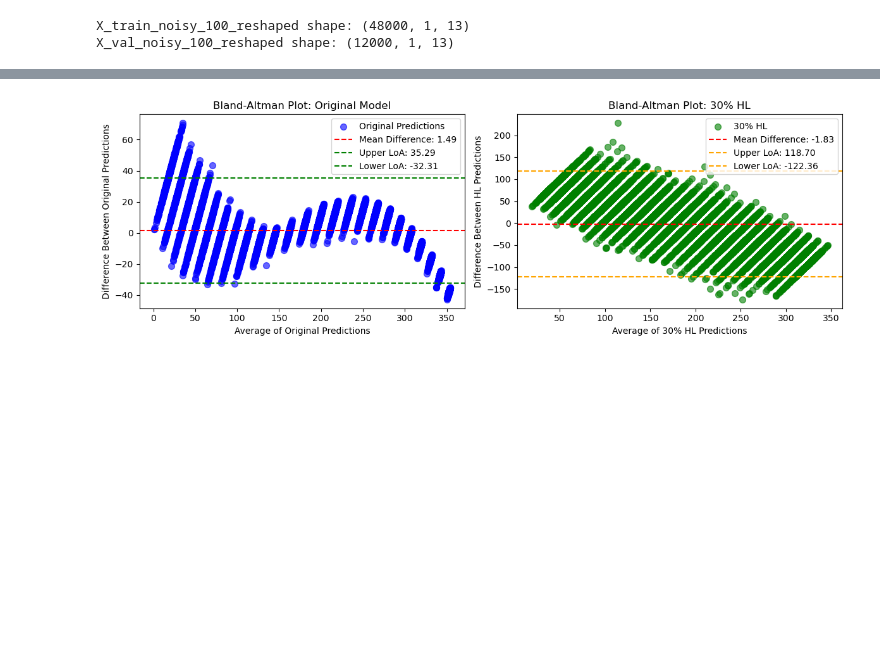
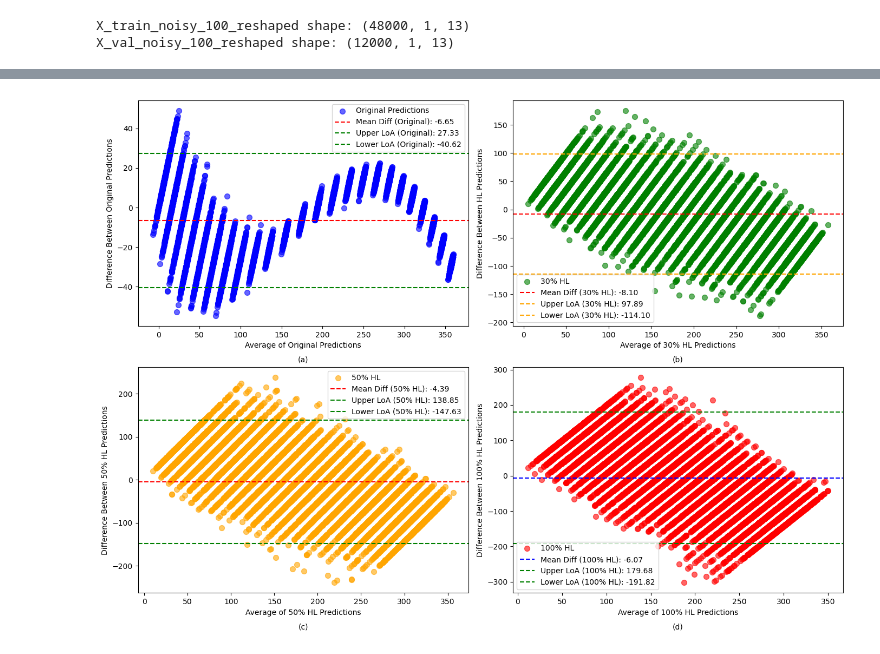
Before and after one commit to shahid3167/Hybrid-DL-BHA-Approach-for-Energy-and-Anomaly-in-Smart-City-Applications, a Jupyter notebook: Source Code/Hybrid_With_LSTM_BHA.ipynb, the cells around one changed output, grey strips where cells are left out. Drawn from its saved outputs; the diff is of its cells as text; code cells hidden in the pictures; blank space fills up the shorter version.

```diff
--- a/Source Code/Hybrid_With_LSTM_BHA.ipynb
+++ b/Source Code/Hybrid_With_LSTM_BHA.ipynb
@@ -808,56 +952,100 @@ plt.show()
 import matplotlib.pyplot as plt
 import numpy as np
 
-# Step 1: Get predictions from the original and 30% noisy models
+# Get predictions from the original and noisy models
 y_pred_original = model.predict(X_val_reshaped)  # Predictions for original data
 y_pred_noisy_30 = model.predict(X_val_noisy_30_reshaped)  # Predictions for 30% noisy data
+y_pred_noisy_50 = model.predict(X_val_noisy_50_reshaped)  # Predictions for 50% noisy data
+y_pred_noisy_100 = model.predict(X_val_noisy_100_reshaped)  # Predictions for 100% noisy data
 
-# Step 2: Calculate the differences between the predictions and the true values (y_val_energy)
-differences_original = y_pred_original.flatten() - y_val_energy.flatten()  # Differences for original data
-differences_noisy_30 = y_pred_noisy_30.flatten() - y_val_energy.flatten()  # Differences for 30% noisy data
+# Calculate the differences between the predictions and the true values (y_val_energy)
+differences_original = y_pred_original.flatten() - y_val_energy.to_numpy().flatten()  # Differences for original data
+differences_noisy_30 = y_pred_noisy_30.flatten() - y_val_energy.to_numpy().flatten()  # Differences for 30% noisy data
+differences_noisy_50 = y_pred_noisy_50.flatten() - y_val_energy.to_numpy().flatten()  # Differences for 50% noisy data
+differences_noisy_100 = y_pred_noisy_100.flatten() - y_val_energy.to_numpy().flatten()  # Differences for 100% noisy data
 
-# Step 3: Calculate the averages of the predictions and true values
-averages_original = (y_pred_original.flatten() + y_val_energy.flatten()) / 2
-averages_noisy_30 = (y_pred_noisy_30.flatten() + y_val_energy.flatten()) / 2
+# Calculate the averages of the predictions and true values
+averages_original = (y_pred_original.flatten() + y_val_energy.to_numpy().flatten()) / 2
+averages_noisy_30 = (y_pred_noisy_30.flatten() + y_val_energy.to_numpy().flatten()) / 2
+averages_noisy_50 = (y_pred_noisy_50.flatten() + y_val_energy.to_numpy().flatten()) / 2
+averages_noisy_100 = (y_pred_noisy_100.flatten() + y_val_energy.to_numpy().flatten()) / 2
 
-# Step 4: Calculate the mean and standard deviation of the differences for both models
+# Calculate the mean and standard deviation of the differences for both models
 mean_diff_original = np.mean(differences_original)
 std_diff_original = np.std(differences_original)
 
 mean_diff_noisy_30 = np.mean(differences_noisy_30)
 std_diff_noisy_30 = np.std(differences_noisy_30)
 
-# Step 5: Calculate the upper and lower limits of agreement (LoA) for both models
+mean_diff_noisy_50 = np.mean(differences_noisy_50)
+std_diff_noisy_50 = np.std(differences_noisy_50)
+
+mean_diff_noisy_100 = np.mean(differences_noisy_100)
+std_diff_noisy_100 = np.std(differences_noisy_100)
+
+# Calculate the upper and lower limits of agreement (LoA) for both models
 upper_LoA_original = mean_diff_original + 1.96 * std_diff_original
 lower_LoA_original = mean_diff_original - 1.96 * std_diff_original
 
 upper_LoA_noisy_30 = mean_diff_noisy_30 + 1.96 * std_diff_noisy_30
 lower_LoA_noisy_30 = mean_diff_noisy_30 - 1.96 * std_diff_noisy_30
 
-# Step 6: Create the combined plot
-plt.figure(figsize=(12, 4))
+upper_LoA_noisy_50 = mean_diff_noisy_50 + 1.96 * std_diff_noisy_50
+lower_LoA_noisy_50 = mean_diff_noisy_50 - 1.96 * std_diff_noisy_50
+
+upper_LoA_noisy_100 = mean_diff_noisy_100 + 1.96 * std_diff_noisy_100
+lower_LoA_noisy_100 = mean_diff_noisy_100 - 1.96 * std_diff_noisy_100
+
+# Create the side-by-side Bland-Altman plot (4 plots)
+plt.figure(figsize=(14, 10))
 
 # First Plot: Bland-Altman for Original Data Model
-plt.subplot(1, 2, 1)  # First subplot (1 row, 2 columns, first plot)
+plt.subplot(2, 2, 1)  # First subplot (2 rows, 2 columns, first plot)
 plt.scatter(averages_original, differences_original, color='blue', alpha=0.6, label='Original Predictions', s=50)
-plt.axhline(mean_diff_original, color='red', linestyle='--', label=f'Mean Difference: {mean_diff_original:.2f}')
-plt.axhline(upper_LoA_original, color='green', linestyle='--', label=f'Upper LoA: {upper_LoA_original:.2f}')
-plt.axhline(lower_LoA_original, color='green', linestyle='--', label=f'Lower LoA: {lower_LoA_original:.2f}')
+plt.axhline(mean_diff_original, color='red', linestyle='--', label=f'Mean Diff (Original): {mean_diff_original:.2f}')
+plt.axhline(upper_LoA_original, color='green', linestyle='--', label=f'Upper LoA (Original): {upper_LoA_original:.2f}')
+plt.axhline(lower_LoA_original, color='green', linestyle='--', label=f'Lower LoA (Original): {lower_LoA_original:.2f}')
 plt.xlabel('Average of Original Predictions')
 plt.ylabel('Difference Between Original Predictions')
-plt.title('Bland-Altman Plot: Original Model')
+#plt.title('Bland-Altman Plot: Original Model')
 plt.legend()
+plt.text(0.5, -0.15, '(a)', ha='center', va='center', transform=plt.gca().transAxes)
 
 # Second Plot: Bland-Altman for 30% Noisy Data Model
-plt.subplot(1, 2, 2)  # Second subplot (1 row, 2 columns, second plot)
+plt.subplot(2, 2, 2)  # Second subplot (2 rows, 2 columns, second plot)
 plt.scatter(averages_noisy_30, differences_noisy_30, color='green', alpha=0.6, label='30% HL', s=50)
-plt.axhline(mean_diff_noisy_30, color='red', linestyle='--', label=f'Mean Difference: {mean_diff_noisy_30:.2f}')
-plt.axhline(upper_LoA_noisy_30, color='orange', linestyle='--', label=f'Upper LoA: {upper_LoA_noisy_30:.2f}')
-plt.axhline(lower_LoA_noisy_30, color='orange', linestyle='--', label=f'Lower LoA: {lower_LoA_noisy_30:.2f}')
+plt.axhline(mean_diff_noisy_30, color='red', linestyle='--', label=f'Mean Diff (30% HL): {mean_diff_noisy_30:.2f}')
+plt.axhline(upper_LoA_noisy_30, color='orange', linestyle='--', label=f'Upper LoA (30% HL): {upper_LoA_noisy_30:.2f}')
+plt.axhline(lower_LoA_noisy_30, color='orange', linestyle='--', label=f'Lower LoA (30% HL): {lower_LoA_noisy_30:.2f}')
 plt.xlabel('Average of 30% HL Predictions')
 plt.ylabel('Difference Between HL Predictions')
-plt.title('Bland-Altman Plot: 30% HL')
+#plt.title('Bland-Altman Plot: 30% HL')
 plt.legend()
+plt.text(0.5, -0.15, '(b)', ha='center', va='center', transform=plt.gca().transAxes)
+
+# Third Plot: Bland-Altman for 50% Noisy Data Model
+plt.subplot(2, 2, 3)  # Third subplot (2 rows, 2 columns, third plot)
+plt.scatter(averages_noisy_50, differences_noisy_50, color='orange', alpha=0.6, label='50% HL', s=50)
+plt.axhline(mean_diff_noisy_50, color='red', linestyle='--', label=f'Mean Diff (50% HL): {mean_diff_noisy_50:.2f}')
+plt.axhline(upper_LoA_noisy_50, color='green', linestyle='--', label=f'Upper LoA (50% HL): {upper_LoA_noisy_50:.2f}')
+plt.axhline(lower_LoA_noisy_50, color='green', linestyle='--', label=f'Lower LoA (50% HL): {lower_LoA_noisy_50:.2f}')
+plt.xlabel('Average of 50% HL Predictions')
+plt.ylabel('Difference Between 50% HL Predictions')
+#plt.title('Bland-Altman Plot: 50% HL')
+plt.legend()
+plt.text(0.5, -0.15, '(c)', ha='center', va='center', transform=plt.gca().transAxes)
+
+# Fourth Plot: Bland-Altman for 100% Noisy Data Model
+plt.subplot(2, 2, 4)  # Fourth subplot (2 rows, 2 columns, fourth plot)
+plt.scatter(averages_noisy_100, differences_noisy_100, color='red', alpha=0.6, label='100% HL', s=50)
+plt.axhline(mean_diff_noisy_100, color='blue', linestyle='--', label=f'Mean Diff (100% HL): {mean_diff_noisy_100:.2f}')
+plt.axhline(upper_LoA_noisy_100, color='green', linestyle='--', label=f'Upper LoA (100% HL): {upper_LoA_noisy_100:.2f}')
+plt.axhline(lower_LoA_noisy_100, color='green', linestyle='--', label=f'Lower LoA (100% HL): {lower_LoA_noisy_100:.2f}')
+plt.xlabel('Average of 100% HL Predictions')
+plt.ylabel('Difference Between 100% HL Predictions')
+#plt.title('Bland-Altman Plot: 100% HL')
+plt.legend()
+plt.text(0.5, -0.15, '(d)', ha='center', va='center', transform=plt.gca().transAxes)
 
 # Adjust layout for better spacing
 plt.tight_layout()
@@ -870 +1060 @@ plt.show()
-[figure, old version]
+[figure, new version]
```
Also changed, not shown: parts of 25 cells of this notebook.
